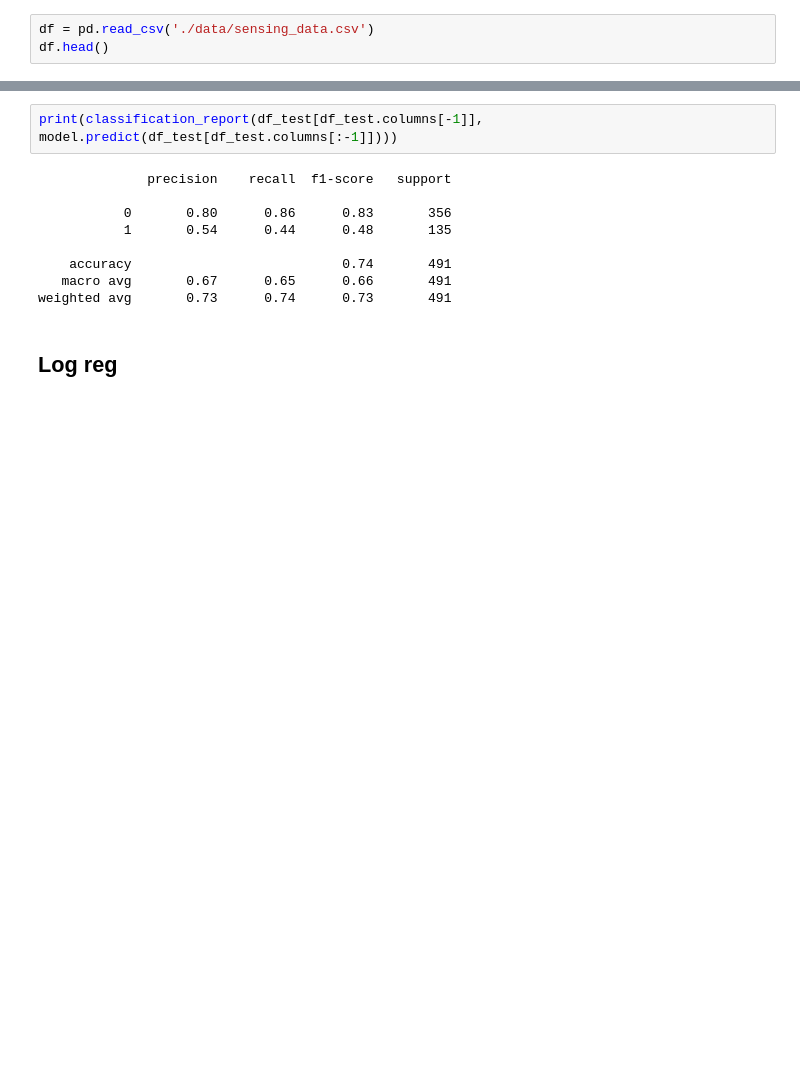
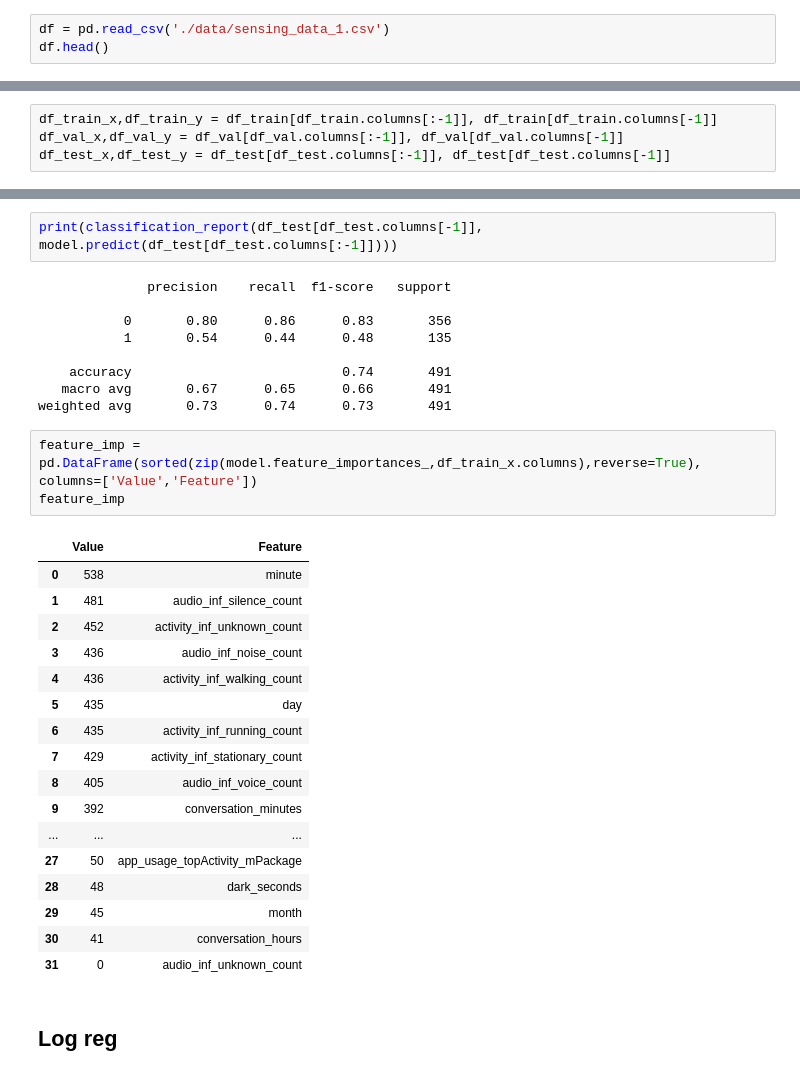
Before and after one commit to slickFix/Student-Stress-Prediction, a Jupyter notebook: model_sensing_lag_1.ipynb, the cells around one changed output, grey strips where cells are left out. Saved outputs shown, nothing was run; the diff lists cells and outputs as text; blank space fills up the shorter version.

Commit message:
file renamed from model.ipynb

```diff
--- a/model.ipynb
+++ b/model_sensing_lag_1.ipynb
@@ -27,7 +27,7 @@ from sklearn.metrics import roc_auc_score,roc_curve,confusion_matrix,accuracy_sc
 # %% [markdown]
 ## load dataset
 # %%
-df = pd.read_csv('./data/sensing_data.csv')
+df = pd.read_csv('./data/sensing_data_1.csv')
 df.head()
 # %% [output]
 |  | user_id | date_time | activity_inf_stationary_count | activity_inf_walking_count | activity_inf_running_count | ... |
@@ -165,6 +165,10 @@ df_train[df_train.columns[-1]]
 Name: stress_label, Length: 1473, dtype: int64
 # %% [markdown]
 ## LGBM
+# %%
+df_train_x,df_train_y = df_train[df_train.columns[:-1]], df_train[df_train.columns[-1]]
+df_val_x,df_val_y = df_val[df_val.columns[:-1]], df_val[df_val.columns[-1]]
+df_test_x,df_test_y = df_test[df_test.columns[:-1]], df_test[df_test.columns[-1]]
 # %%
 def objective(trial):
   n_estimators_hp = trial.suggest_int('n_estimators', 50, 1000)
@@ -262,6 +266,27 @@ print(classification_report(df_test[df_test.columns[-1]], model.predict(df_test[
     accuracy                           0.74       491
    macro avg       0.67      0.65      0.66       491
 weighted avg       0.73      0.74      0.73       491
+# %%
+feature_imp = pd.DataFrame(sorted(zip(model.feature_importances_,df_train_x.columns),reverse=True), columns=['Value','Feature'])
+feature_imp
+# %% [output]
+|  | Value | Feature |
+| 0 | 538 | minute |
+| 1 | 481 | audio_inf_silence_count |
+| 2 | 452 | activity_inf_unknown_count |
+| 3 | 436 | audio_inf_noise_count |
+| 4 | 436 | activity_inf_walking_count |
+| 5 | 435 | day |
+| 6 | 435 | activity_inf_running_count |
+| 7 | 429 | activity_inf_stationary_count |
+| 8 | 405 | audio_inf_voice_count |
+| 9 | 392 | conversation_minutes |
+| ... | ... | ... |
+| 27 | 50 | app_usage_topActivity_mPackage |
+| 28 | 48 | dark_seconds |
+| 29 | 45 | month |
+| 30 | 41 | conversation_hours |
+| 31 | 0 | audio_inf_unknown_count |
 # %% [markdown]
 ## Log reg
 # %%
```
Also changed, not shown: parts of 6 cells of this notebook.
